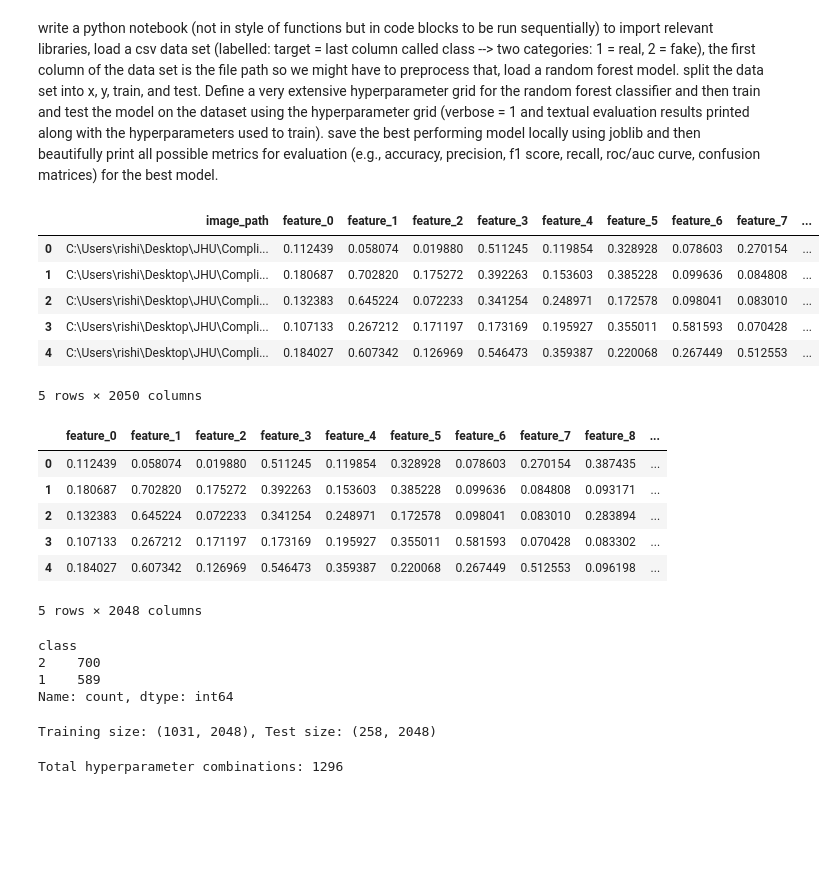
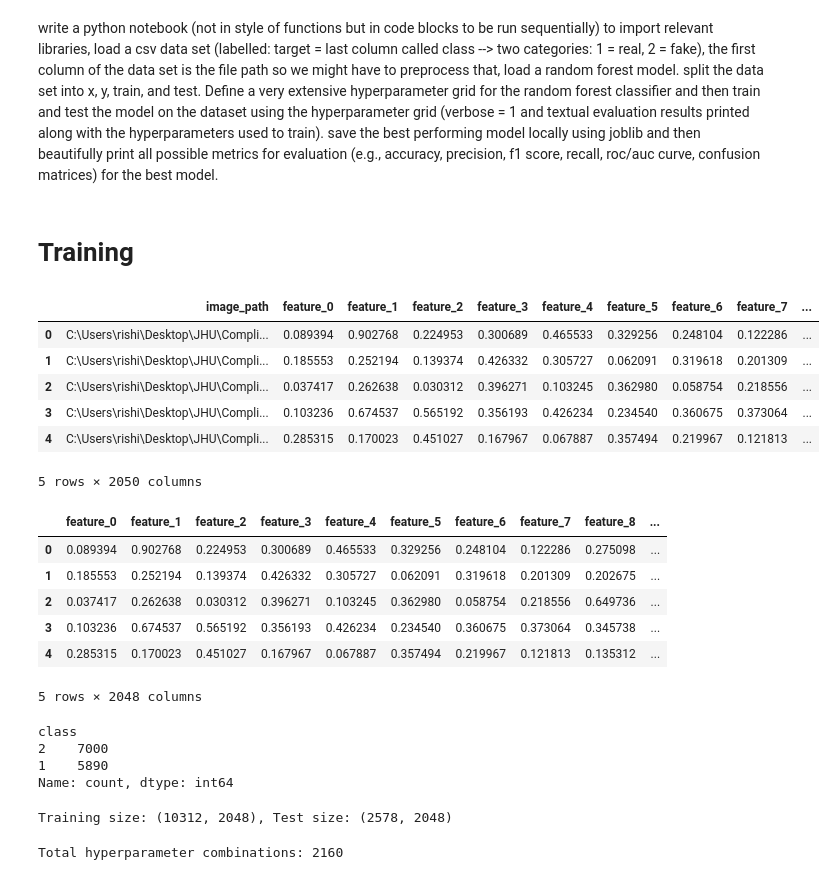
Before and after one commit to BumpiestDig10/deepfake-detector, a Jupyter notebook: notebooks/04_InceptionV3_RF.ipynb, the cells around one changed output. Saved outputs shown, nothing was run; the diff lists cells and outputs as text; code cells hidden in the pictures; blank space fills up the shorter version.

```diff
--- a/notebooks/04_InceptionV3_RF.ipynb
+++ b/notebooks/04_InceptionV3_RF.ipynb
@@ -1,5 +1,7 @@
 # %% [markdown]
 write a python notebook (not in style of functions but in code blocks to be run sequentially) to import relevant libraries, load a csv data set (labelled: target = last column called class --> two categories: 1 = real, 2 = fake), the first column of the data set is the file path so we might have to preprocess that, load a random forest model. split the data set into x, y, train, and test. Define a very extensive hyperparameter grid for the random forest classifier and then train and test the model on the dataset using the hyperparameter grid (verbose = 1 and textual evaluation results printed along with the hyperparameters used to train). save the best performing model locally using joblib and then beautifully print all possible metrics for evaluation (e.g., accuracy, precision, f1 score, recall, roc/auc curve, confusion matrices) for the best model.
+# %% [markdown]
+# Training
 # %%
 # 1. Import libraries
 import pandas as pd
@@ -17,17 +19,17 @@ import seaborn as sns
 # %%
 # 2. Load the dataset
 # Replace 'your_data.csv' with the actual filename
-df = pd.read_csv('../dataset/01_feature_csv/Inception_TEST_real_fake_hard.csv')
+df = pd.read_csv('../dataset/01_feature_csv/InceptionV3_StyleGAN.csv')
 
 # Preview the data
 df.head()
 # %% [output]
 |  | image_path | feature_0 | feature_1 | feature_2 | feature_3 | feature_4 | feature_5 | feature_6 | feature_7 | ... |
-| 0 | C:\Users\rishi\Desktop\JHU\Compli... | 0.112439 | 0.058074 | 0.019880 | 0.511245 | 0.119854 | 0.328928 | 0.078603 | 0.270154 | ... |
-| 1 | C:\Users\rishi\Desktop\JHU\Compli... | 0.180687 | 0.702820 | 0.175272 | 0.392263 | 0.153603 | 0.385228 | 0.099636 | 0.084808 | ... |
-| 2 | C:\Users\rishi\Desktop\JHU\Compli... | 0.132383 | 0.645224 | 0.072233 | 0.341254 | 0.248971 | 0.172578 | 0.098041 | 0.083010 | ... |
-| 3 | C:\Users\rishi\Desktop\JHU\Compli... | 0.107133 | 0.267212 | 0.171197 | 0.173169 | 0.195927 | 0.355011 | 0.581593 | 0.070428 | ... |
-| 4 | C:\Users\rishi\Desktop\JHU\Compli... | 0.184027 | 0.607342 | 0.126969 | 0.546473 | 0.359387 | 0.220068 | 0.267449 | 0.512553 | ... |
+| 0 | C:\Users\rishi\Desktop\JHU\Compli... | 0.089394 | 0.902768 | 0.224953 | 0.300689 | 0.465533 | 0.329256 | 0.248104 | 0.122286 | ... |
+| 1 | C:\Users\rishi\Desktop\JHU\Compli... | 0.185553 | 0.252194 | 0.139374 | 0.426332 | 0.305727 | 0.062091 | 0.319618 | 0.201309 | ... |
+| 2 | C:\Users\rishi\Desktop\JHU\Compli... | 0.037417 | 0.262638 | 0.030312 | 0.396271 | 0.103245 | 0.362980 | 0.058754 | 0.218556 | ... |
+| 3 | C:\Users\rishi\Desktop\JHU\Compli... | 0.103236 | 0.674537 | 0.565192 | 0.356193 | 0.426234 | 0.234540 | 0.360675 | 0.373064 | ... |
+| 4 | C:\Users\rishi\Desktop\JHU\Compli... | 0.285315 | 0.170023 | 0.451027 | 0.167967 | 0.067887 | 0.357494 | 0.219967 | 0.121813 | ... |
 5 rows × 2050 columns
 # %%
 # 3. Preprocess: Remove first column (file path), separate features and labels
@@ -37,18 +39,18 @@ y = df['class']      # Target column
 X.head()
 # %% [output]
 |  | feature_0 | feature_1 | feature_2 | feature_3 | feature_4 | feature_5 | feature_6 | feature_7 | feature_8 | ... |
-| 0 | 0.112439 | 0.058074 | 0.019880 | 0.511245 | 0.119854 | 0.328928 | 0.078603 | 0.270154 | 0.387435 | ... |
-| 1 | 0.180687 | 0.702820 | 0.175272 | 0.392263 | 0.153603 | 0.385228 | 0.099636 | 0.084808 | 0.093171 | ... |
-| 2 | 0.132383 | 0.645224 | 0.072233 | 0.341254 | 0.248971 | 0.172578 | 0.098041 | 0.083010 | 0.283894 | ... |
-| 3 | 0.107133 | 0.267212 | 0.171197 | 0.173169 | 0.195927 | 0.355011 | 0.581593 | 0.070428 | 0.083302 | ... |
-| 4 | 0.184027 | 0.607342 | 0.126969 | 0.546473 | 0.359387 | 0.220068 | 0.267449 | 0.512553 | 0.096198 | ... |
+| 0 | 0.089394 | 0.902768 | 0.224953 | 0.300689 | 0.465533 | 0.329256 | 0.248104 | 0.122286 | 0.275098 | ... |
+| 1 | 0.185553 | 0.252194 | 0.139374 | 0.426332 | 0.305727 | 0.062091 | 0.319618 | 0.201309 | 0.202675 | ... |
+| 2 | 0.037417 | 0.262638 | 0.030312 | 0.396271 | 0.103245 | 0.362980 | 0.058754 | 0.218556 | 0.649736 | ... |
+| 3 | 0.103236 | 0.674537 | 0.565192 | 0.356193 | 0.426234 | 0.234540 | 0.360675 | 0.373064 | 0.345738 | ... |
+| 4 | 0.285315 | 0.170023 | 0.451027 | 0.167967 | 0.067887 | 0.357494 | 0.219967 | 0.121813 | 0.135312 | ... |
 5 rows × 2048 columns
 # %%
 y.value_counts()
 # %% [output]
 class
-2    700
-1    589
+2    7000
+1    5890
 Name: count, dtype: int64
 # %%
 # 4. Train/test split
@@ -57,12 +59,12 @@ X_train, X_test, y_train, y_test = train_test_split(
 )
 print(f'Training size: {X_train.shape}, Test size: {X_test.shape}')
 # %% [output]
-Training size: (1031, 2048), Test size: (258, 2048)
+Training size: (10312, 2048), Test size: (2578, 2048)
 # %%
 # 5. Define an extensive hyperparameter grid
 from sklearn.model_selection import ParameterGrid
 param_grid = {
-    'n_estimators': [100, 200, 500],
+    'n_estimators': [20, 50, 100, 200, 500],
     'max_depth': [None, 10, 30, 50],
     'min_samples_split': [2, 5, 10],
     'min_samples_leaf': [1, 2, 4],
@@ -73,7 +75,7 @@ param_grid = {
 hyperparams_list = list(ParameterGrid(param_grid))
 print(f"Total hyperparameter combinations: {len(hyperparams_list)}")
 # %% [output]
-Total hyperparameter combinations: 1296
+Total hyperparameter combinations: 2160
 # %%
 # 6. Train and test each combination, store the model with the best test F1 score
 best_f1 = 0
```
Also changed, not shown: parts of 10 cells of this notebook, 8 other files.
